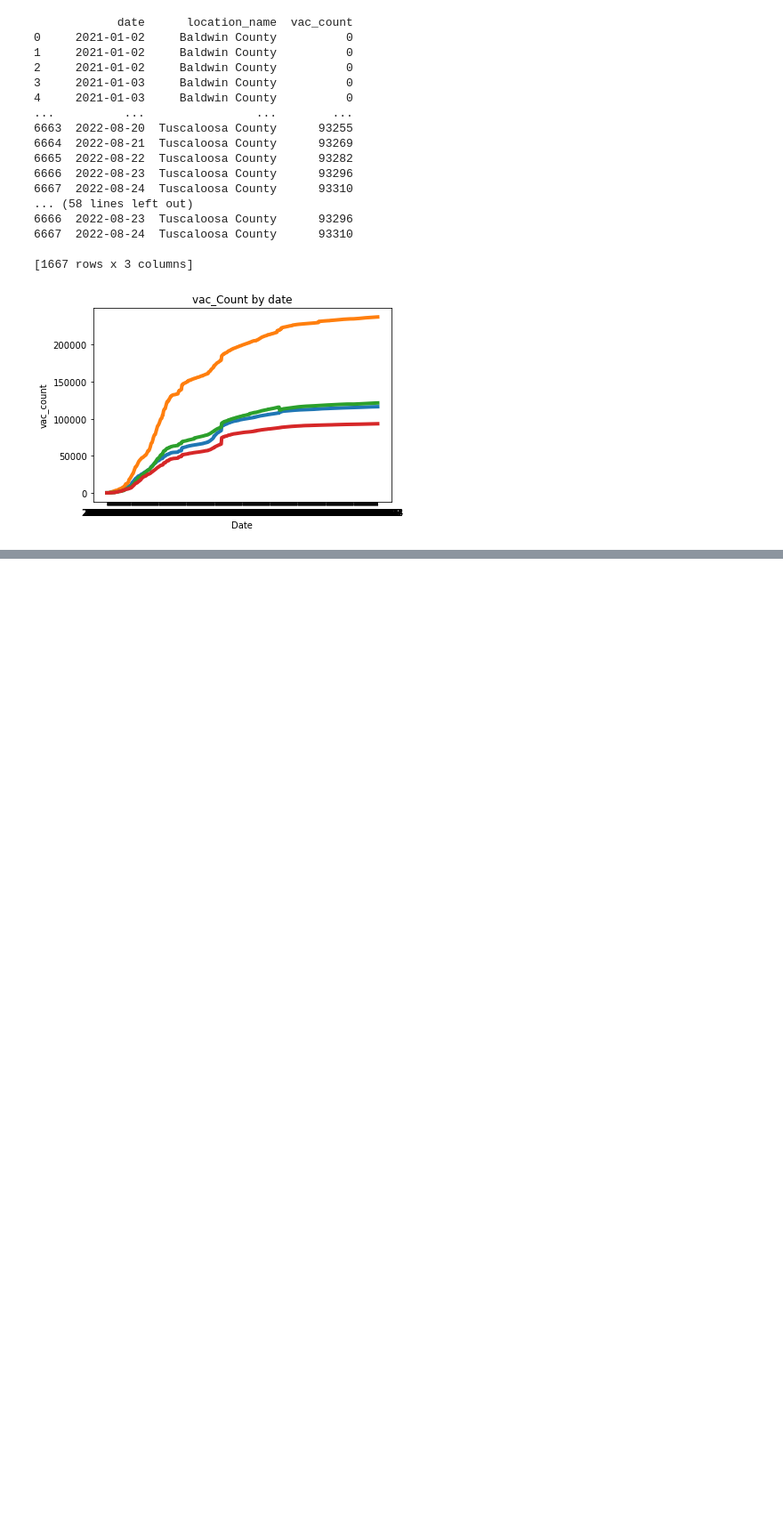
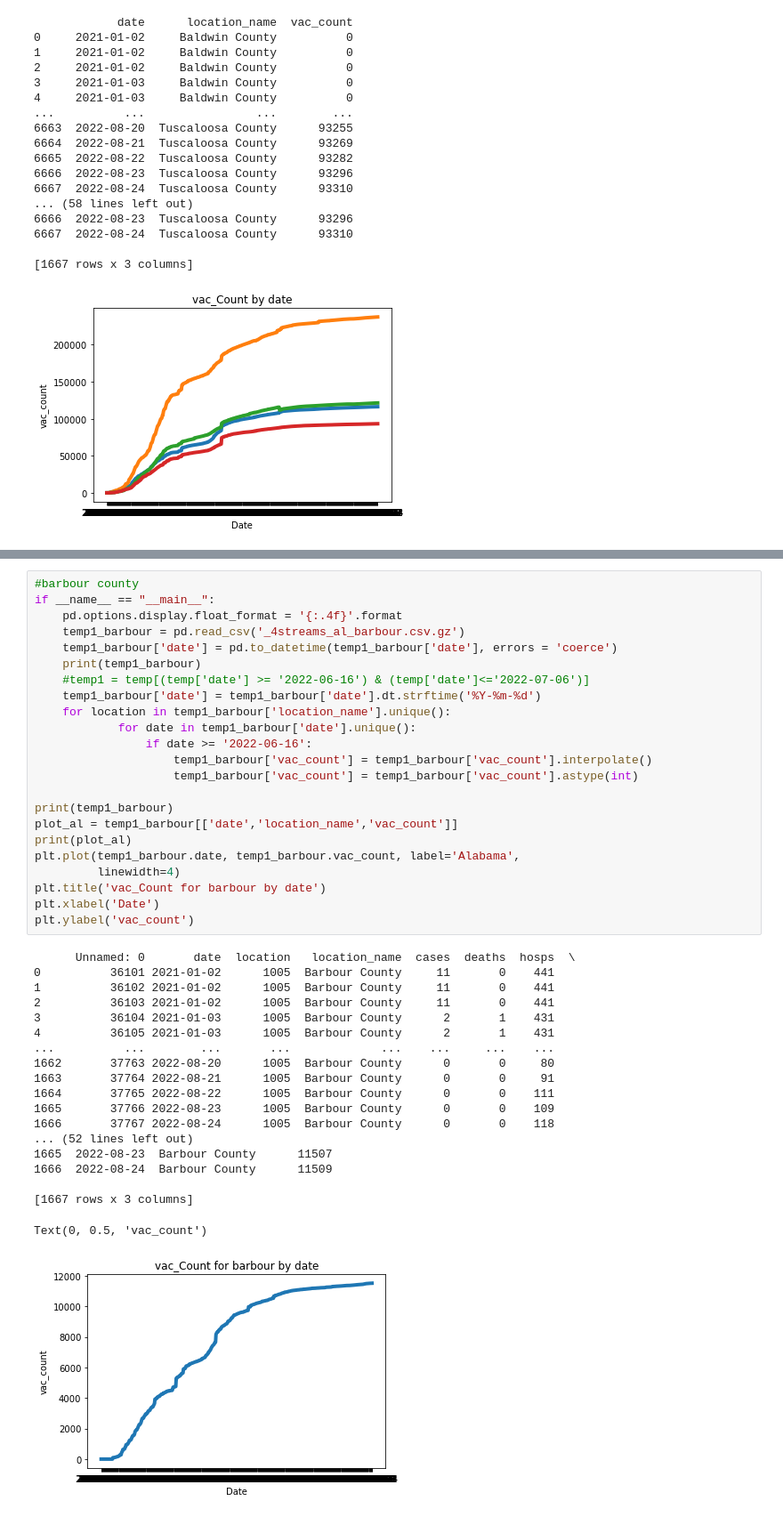
Before and after one commit to computationalUncertaintyLab/covid19-forecast-hub, a Jupyter notebook: data-processed/LUcompUncertLab-VAR_4streams/temp2.ipynb, the cells around one changed output, grey strips where cells are left out. Shown at 89% size. Cells and saved outputs as stored; diff of their text form; blank space fills up the shorter version.

```diff
--- a/data-processed/LUcompUncertLab-VAR_4streams/temp2.ipynb
+++ b/data-processed/LUcompUncertLab-VAR_4streams/temp2.ipynb
@@ -332,0 +334,43 @@ for k, g in plot_al.groupby('location_name'):
+# %%
+#barbour county
+if __name__ == "__main__":
+    pd.options.display.float_format = '{:.4f}'.format
+    temp1_barbour = pd.read_csv('_4streams_al_barbour.csv.gz')
+    temp1_barbour['date'] = pd.to_datetime(temp1_barbour['date'], errors = 'coerce')
+    print(temp1_barbour)
+    #temp1 = temp[(temp['date'] >= '2022-06-16') & (temp['date']<='2022-07-06')]
+    temp1_barbour['date'] = temp1_barbour['date'].dt.strftime('%Y-%m-%d')
+    for location in temp1_barbour['location_name'].unique():
+            for date in temp1_barbour['date'].unique():
+                if date >= '2022-06-16':
+                    temp1_barbour['vac_count'] = temp1_barbour['vac_count'].interpolate()
+                    temp1_barbour['vac_count'] = temp1_barbour['vac_count'].astype(int)
+
+print(temp1_barbour)
+plot_al = temp1_barbour[['date','location_name','vac_count']]
+print(plot_al)
+plt.plot(temp1_barbour.date, temp1_barbour.vac_count, label='Alabama',
+         linewidth=4)
+plt.title('vac_Count for barbour by date')
+plt.xlabel('Date')
+plt.ylabel('vac_count')
+# %% [output]
+      Unnamed: 0       date  location   location_name  cases  deaths  hosps  \
+0          36101 2021-01-02      1005  Barbour County     11       0    441
+1          36102 2021-01-02      1005  Barbour County     11       0    441
+2          36103 2021-01-02      1005  Barbour County     11       0    441
+3          36104 2021-01-03      1005  Barbour County      2       1    431
+4          36105 2021-01-03      1005  Barbour County      2       1    431
+...          ...        ...       ...             ...    ...     ...    ...
+1662       37763 2022-08-20      1005  Barbour County      0       0     80
+1663       37764 2022-08-21      1005  Barbour County      0       0     91
+1664       37765 2022-08-22      1005  Barbour County      0       0    111
+1665       37766 2022-08-23      1005  Barbour County      0       0    109
+1666       37767 2022-08-24      1005  Barbour County      0       0    118
+... (52 lines left out)
+1665  2022-08-23  Barbour County      11507
+1666  2022-08-24  Barbour County      11509
+
+[1667 rows x 3 columns]
+Text(0, 0.5, 'vac_count')
+[figure, added]
```
Also changed, not shown: parts of 62 cells of this notebook.
